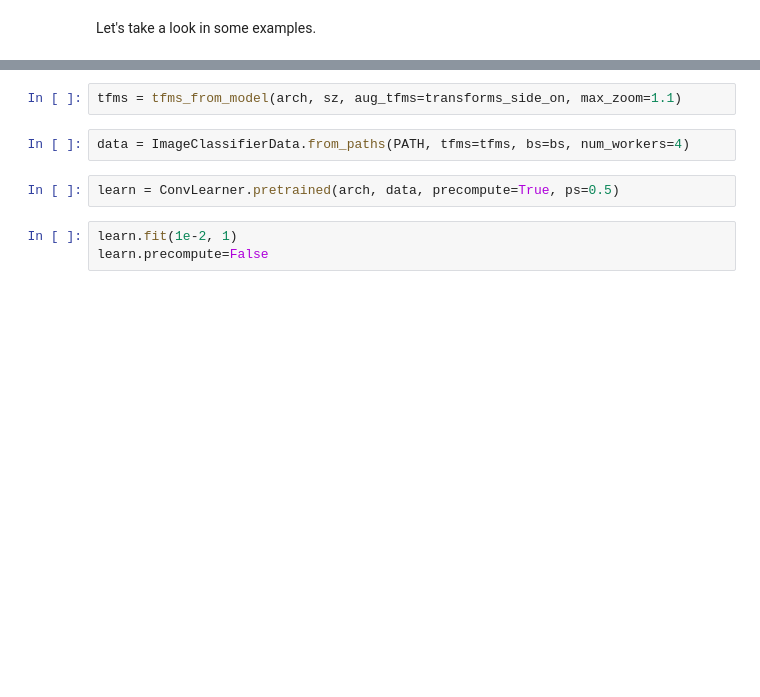
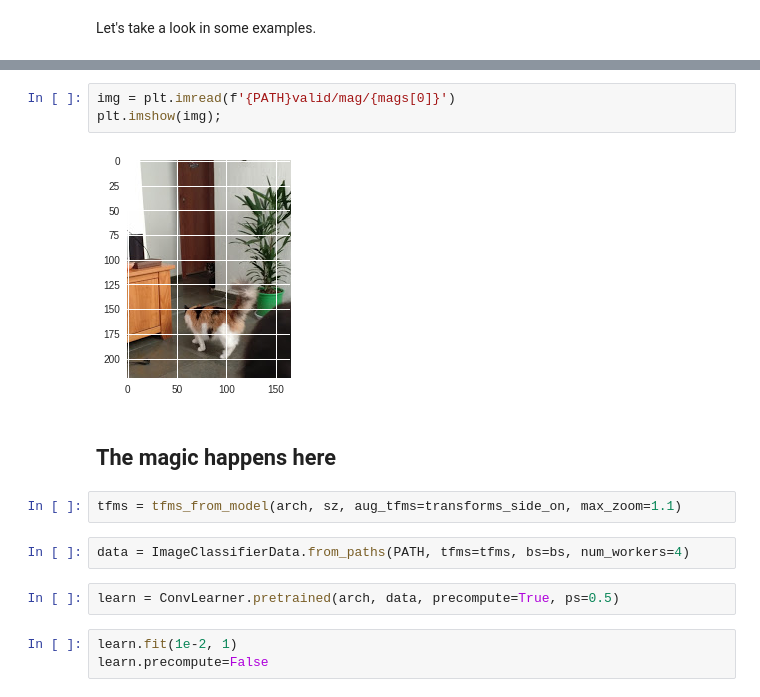
Before and after one commit to weltonrodrigo/mag-fofa, a Jupyter notebook: notebooks/mag-fofa-challenge.ipynb, the cells around one changed output, grey strips where cells are left out. Drawn from its saved outputs; the diff is of its cells as text; blank space fills up the shorter version.

```diff
--- a/notebooks/mag-fofa-challenge.ipynb
+++ b/notebooks/mag-fofa-challenge.ipynb
@@ -55,3 +64,10 @@ mags
+# %%
+img = plt.imread(f'{PATH}valid/mag/{mags[0]}')
+plt.imshow(img);
+# %% [output]
+[figure, added]
+# %% [markdown]
+## The magic happens here
 # %%
 tfms = tfms_from_model(arch, sz, aug_tfms=transforms_side_on, max_zoom=1.1)
 # %%
```
Also changed, not shown: parts of 16 cells of this notebook.
